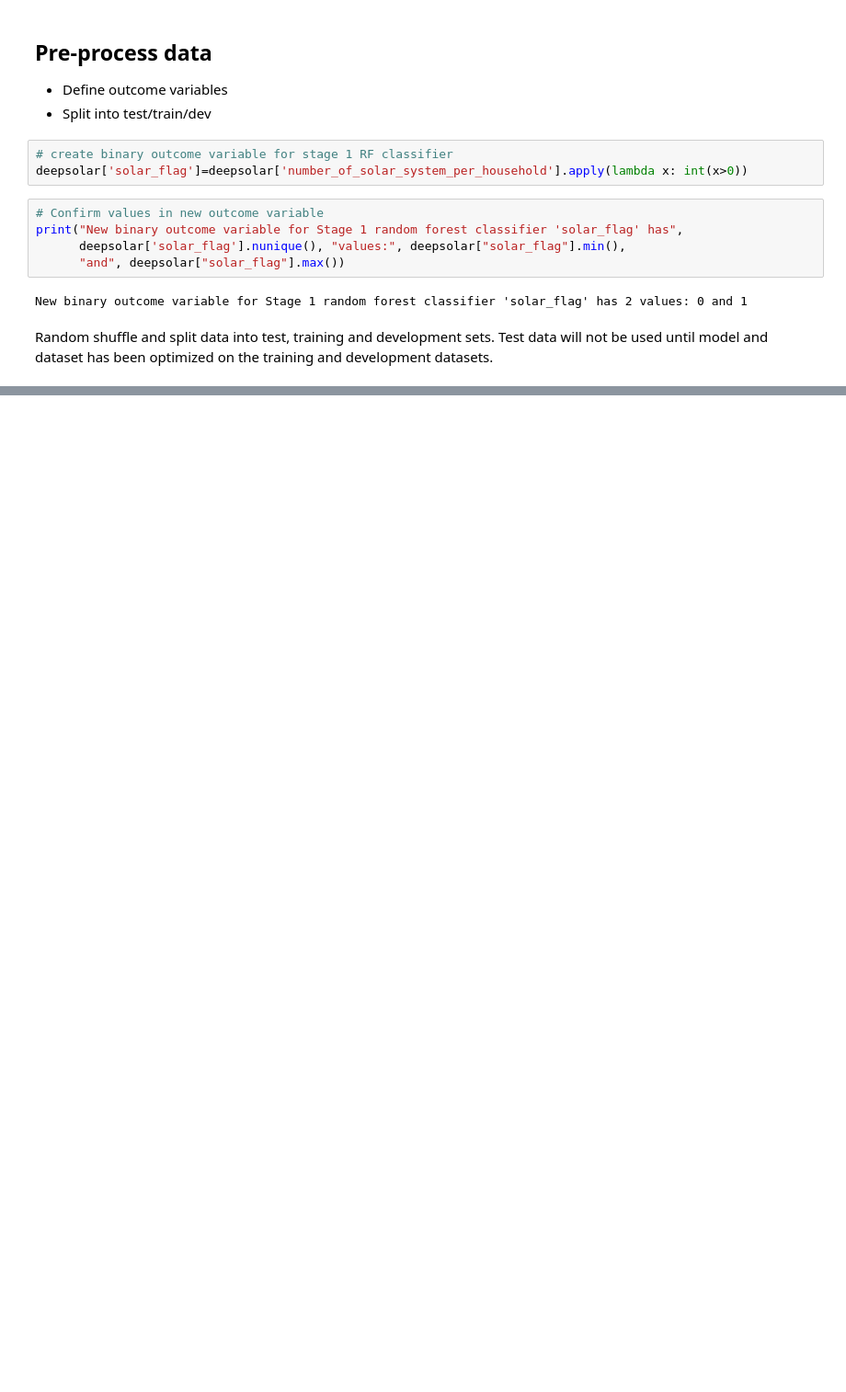
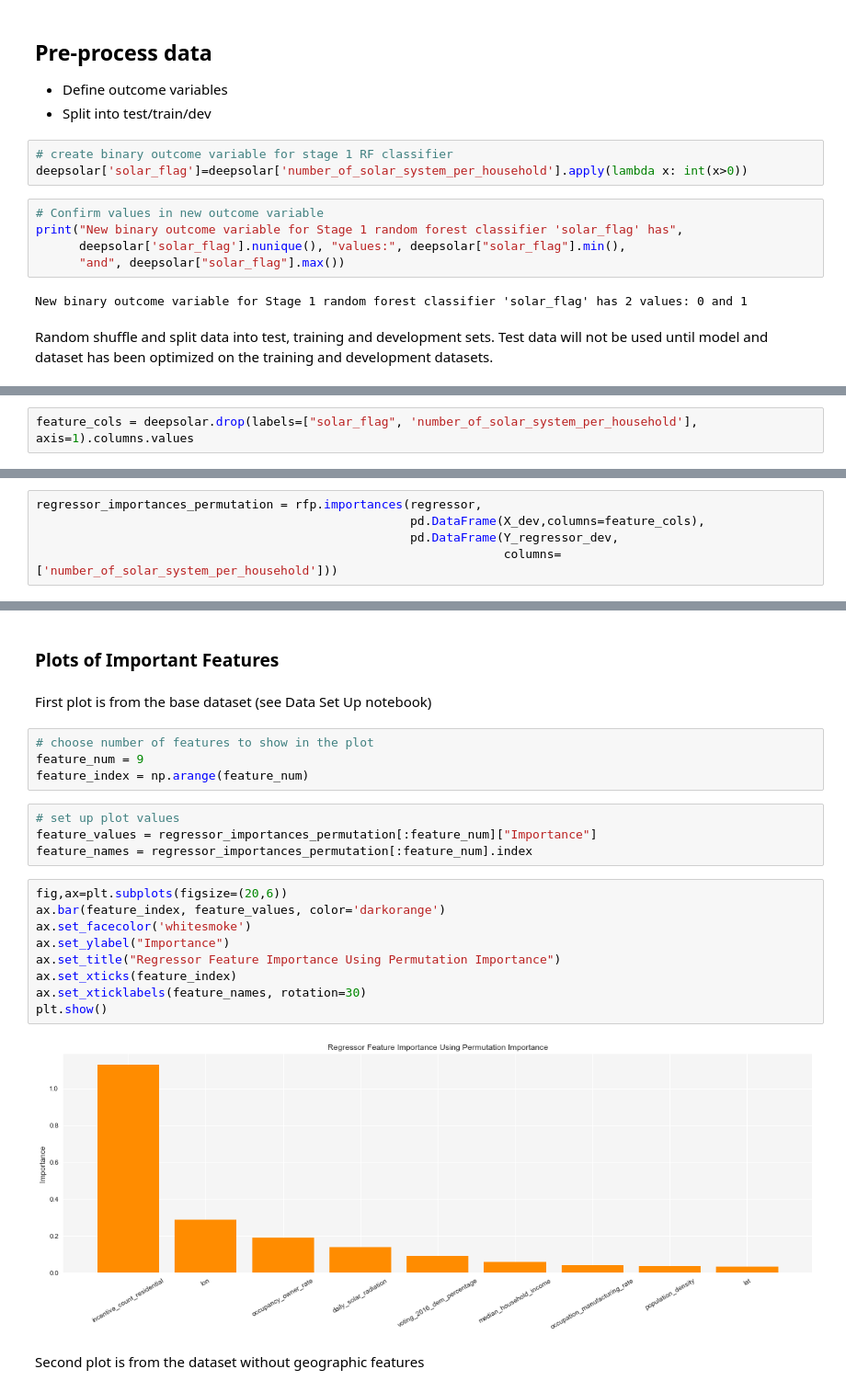
Before and after one commit to daxaurora/capstone_solarpanels, a Jupyter notebook: Modeling/Models - Laura.ipynb, the cells around one changed output, grey strips where cells are left out. Shown at 92% size. Drawn from its saved outputs; the diff is of its cells as text; blank space fills up the shorter version.

```diff
--- a/Modeling/Models - Laura.ipynb
+++ b/Modeling/Models - Laura.ipynb
@@ -149,0 +202,2 @@ TO DO: Feature Importances for the Classifier, then train the Regressor
+# %%
+feature_cols = deepsolar.drop(labels=["solar_flag", 'number_of_solar_system_per_household'], axis=1).columns.values
@@ -149,0 +261,5 @@ TO DO: Feature Importances for the Classifier, then train the Regressor
+# %%
+regressor_importances_permutation = rfp.importances(regressor,
+                                                    pd.DataFrame(X_dev,columns=feature_cols),
+                                                    pd.DataFrame(Y_regressor_dev,
+                                                                 columns=['number_of_solar_system_per_household']))
@@ -149,0 +346,25 @@ TO DO: Feature Importances for the Classifier, then train the Regressor
+# %% [markdown]
+### Plots of Important Features
+# %% [markdown]
+First plot is from the base dataset (see Data Set Up notebook)
+# %%
+# choose number of features to show in the plot
+feature_num = 9
+feature_index = np.arange(feature_num)
+# %%
+# set up plot values
+feature_values = regressor_importances_permutation[:feature_num]["Importance"]
+feature_names = regressor_importances_permutation[:feature_num].index
+# %%
+fig,ax=plt.subplots(figsize=(20,6))
+ax.bar(feature_index, feature_values, color='darkorange')
+ax.set_facecolor('whitesmoke')
+ax.set_ylabel("Importance")
+ax.set_title("Regressor Feature Importance Using Permutation Importance")
+ax.set_xticks(feature_index)
+ax.set_xticklabels(feature_names, rotation=30)
+plt.show()
+# %% [output]
+[figure, added]
+# %% [markdown]
+Second plot is from the dataset without geographic features
```
Also changed, not shown: parts of 44 cells of this notebook, 1 other file.
